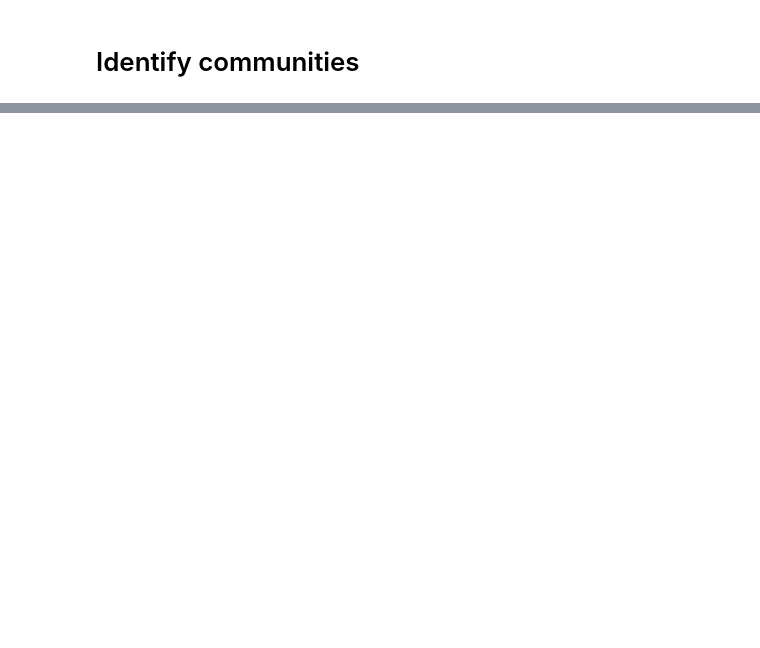
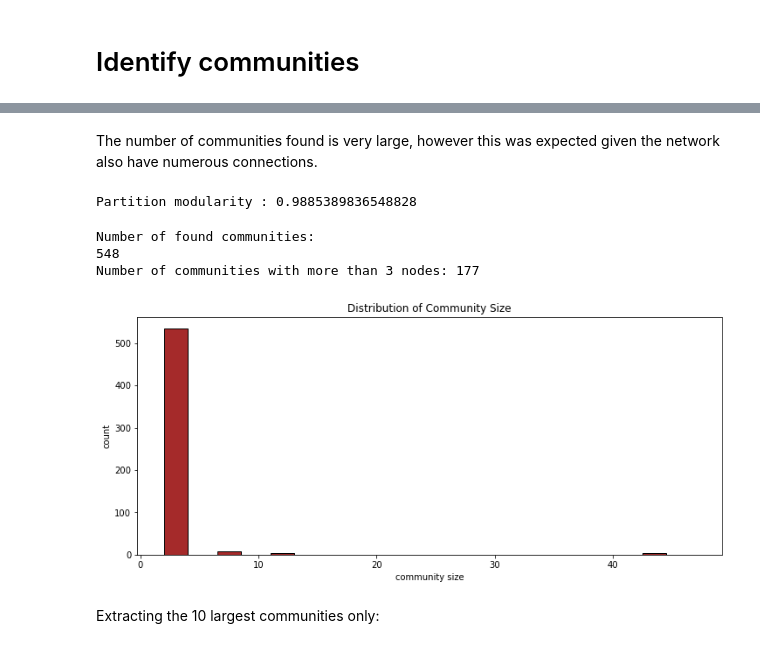
Before and after one commit to HuayuanSong/2805_covid_tweets, a Jupyter notebook: building_graph_CAN.ipynb, the cells around one changed output, grey strips where cells are left out. Cells and saved outputs as stored; diff of their text form; code cells hidden in the pictures; blank space fills up the shorter version.

```diff
--- a/building_graph_CAN.ipynb
+++ b/building_graph_CAN.ipynb
@@ -167,3 +253,46 @@ KeyboardInterrupt:
 partition = community.best_partition(g)
 # %%
 communities = np.unique(list(partition.values()))
+# %% [markdown]
+The number of communities found is very large, however this was expected given the network also have numerous connections.
+# %%
+## Compute modularity for paritition ##
+
+# Obtain representation of communities for nx_comm.modularity func
+comms_dict = {}
+for k, v in partition.items():
+    str_v_ = str(v)
+    if str_v_ not in comms_dict.keys():
+        comms_dict[str_v_] = [k]
+    else:
+        comms_dict[str_v_].append(k)
+
+comms_list = [v for k,v in comms_dict.items()]
+
+M = nx_comm.modularity(g, comms_list)
+
+print('Partition modularity : {}'.format(M))
+# %% [output]
+Partition modularity : 0.9885389836548828
+# %%
+print("Number of found communities:")
+print(max(communities))
+
+comm_3_n = [i for i in comms_list if len(i) >=3]
+
+print('Number of communities with more than 3 nodes: {}'.format(len(comm_3_n)))
+# %% [output]
+Number of found communities:
+548
+Number of communities with more than 3 nodes: 177
+# %%
+comms_sizes = [len(i) for i in comms_list]
+
+plt.figure(figsize=(12,5))
+plt.hist(comms_sizes,width=2,color='brown',edgecolor='k')
+plt.xlabel('community size')
+plt.ylabel('count')
+plt.title('Distribution of Community Size')
+plt.show()
+# %% [output]
+[figure, added]
@@ -169,0 +304,2 @@ communities = np.unique(list(partition.values()))
+# %% [markdown]
+Extracting the 10 largest communities only:
```
Also changed, not shown: parts of 47 cells of this notebook, 1 other file.
